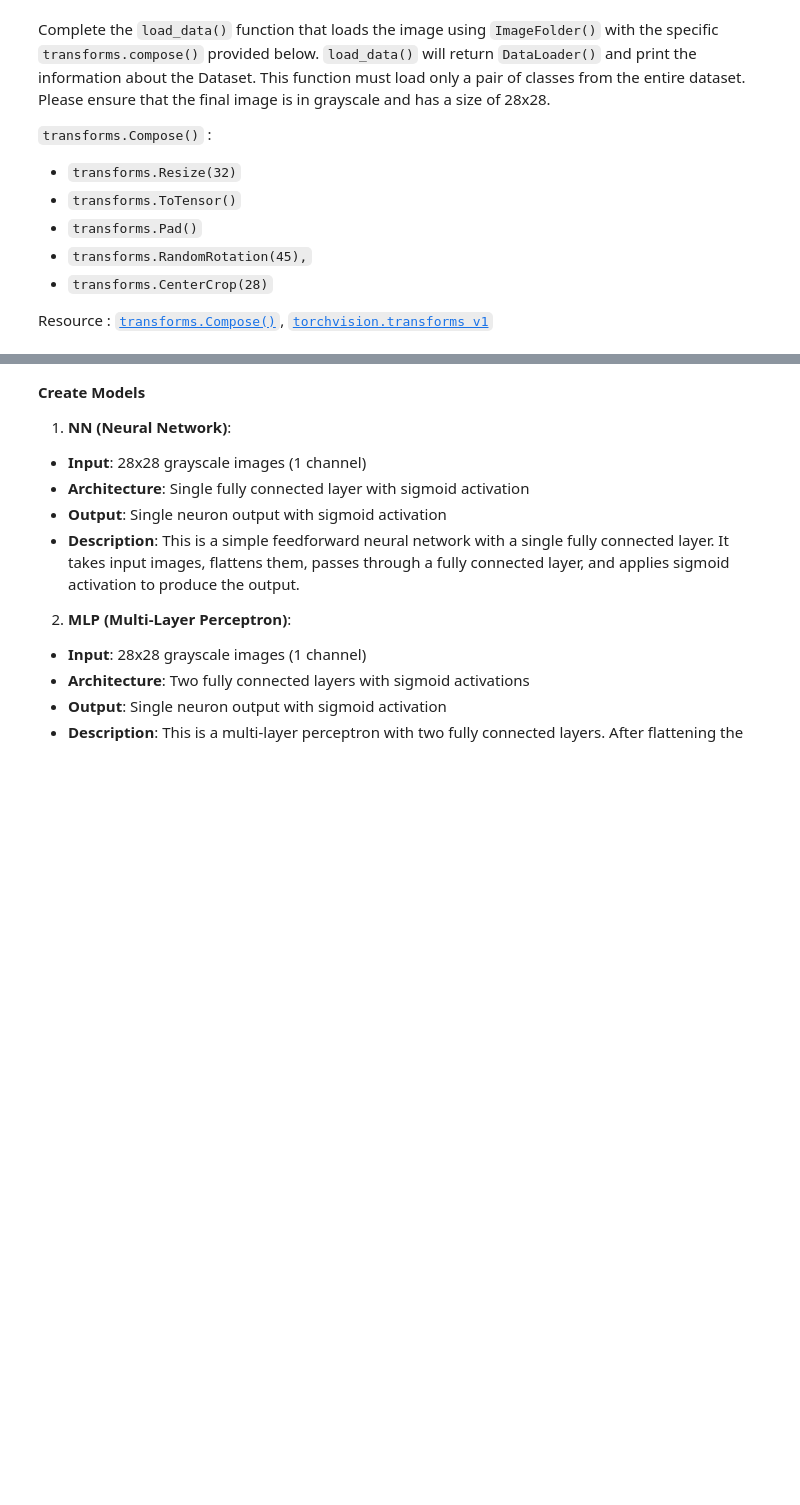
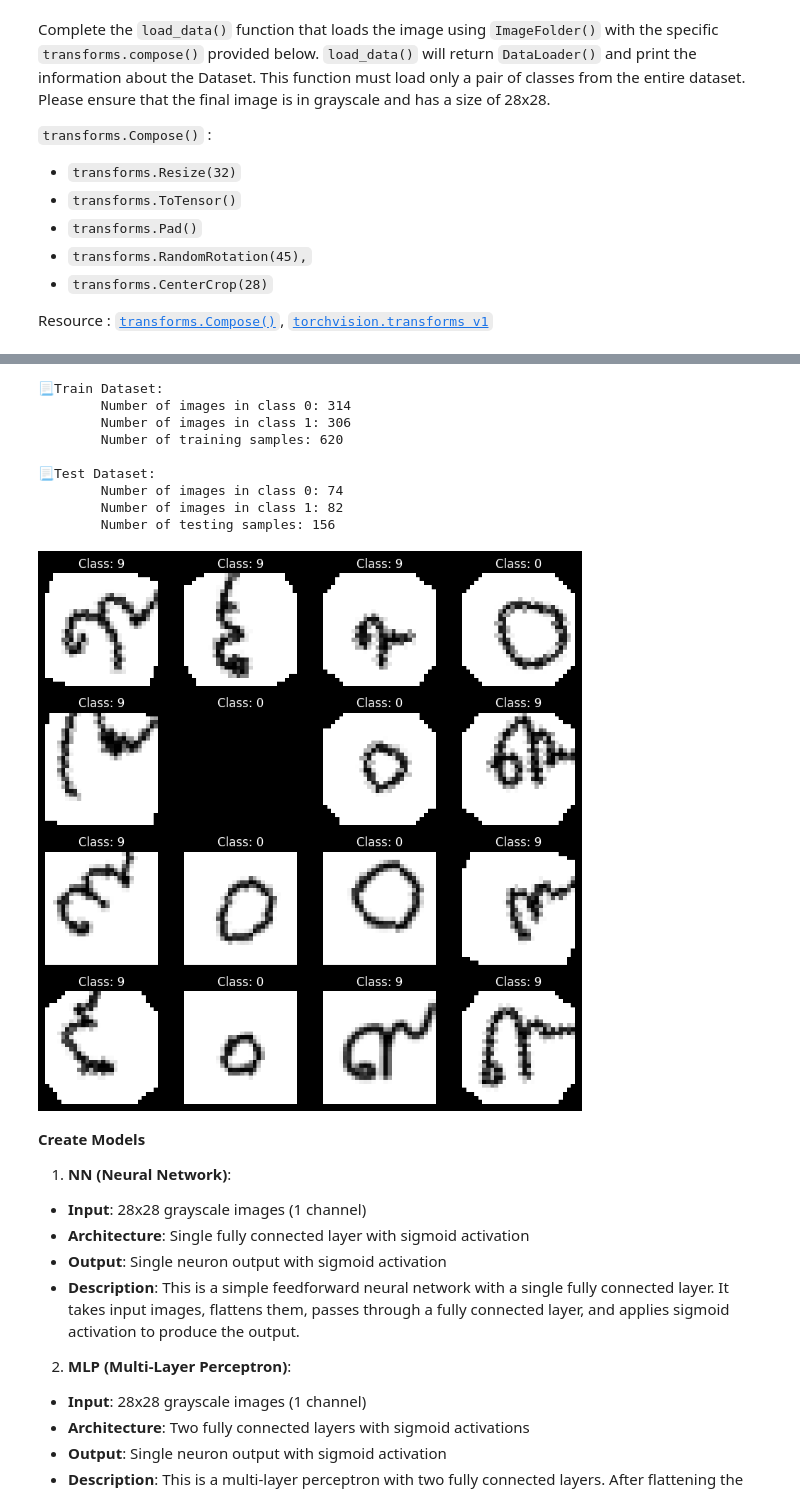
Before and after one commit to Proxiermax/Image-Processing-Course-2025, a Jupyter notebook: Lab4_NN-and-CNN/Lab4_2_NN-and-CNN.ipynb, the cells around one changed output, grey strips where cells are left out. Saved outputs shown, nothing was run; the diff lists cells and outputs as text; code cells hidden in the pictures; blank space fills up the shorter version.

```diff
--- a/Lab4_NN-and-CNN/Lab4_2_NN-and-CNN.ipynb
+++ b/Lab4_NN-and-CNN/Lab4_2_NN-and-CNN.ipynb
@@ -28,18 +30,3 @@ Please ensure that the final image is in grayscale and has a size of 28x28.
 - `transforms.CenterCrop(28)`
 
 Resource : [`transforms.Compose()`](https://pytorch.org/vision/main/generated/torchvision.transforms.Compose.html#compose), [`torchvision.transforms v1`](<https://pytorch.org/vision/stable/transforms.html#v1-api-reference:~:text=custom)%20tv_tensor%20type.-,V1%20API%20Reference,-Geometry>)
-# %%
-def load_data(path,class_names):
-    ### START CODE HERE ###
-    transform = transforms.Compose([
-        None
-    ])
-
-    train_loader = None
-    test_loader = None
-
-
-
-    ### END CODE HERE ###
-
-    return train_loader, test_loader
@@ -82,3 +150,52 @@ train_loader, test_loader = load_data(None,class_names)
+# %%
+### START CODE HERE ###
+class_names = ['0', '9']  # Thai numbers 0 and 9
+train_loader, test_loader = load_data("thai-handwriting-number.appspot.com", class_names)
+
+# Display images from first batch
+data_iter = iter(train_loader)
+images, labels = next(data_iter)
+
+rows = 4
+cols = 4
+
+fig, axes = plt.subplots(rows, cols, figsize=(cols*2, rows*2))
+axes = axes.ravel()
+
+# Use the correct class names for binary classification
+binary_class_names = ['0', '9']  # Corresponds to binary labels 0 and 1
+
+for i in range(rows*cols):
+    if i < len(images):
+        # Convert tensor to numpy and remove channel dimension
+        img = images[i].squeeze().numpy()
+
+        axes[i].imshow(img, cmap='gray')
+        # Map binary label back to original class name
+        label_idx = labels[i].item()
+        class_name = binary_class_names[label_idx]
+        axes[i].set_title(f'Class: {class_name}', color='white', fontsize=12)
+        axes[i].axis('off')
+    else:
+        axes[i].axis('off')
+
+# Set black background
+fig.patch.set_facecolor('black')
+plt.tight_layout()
+plt.show()
+
+### END CODE HERE ###
+# %% [output]
+📃Train Dataset:
+        Number of images in class 0: 314
+        Number of images in class 1: 306
+        Number of training samples: 620
+
+📃Test Dataset:
+        Number of images in class 0: 74
+        Number of images in class 1: 82
+        Number of testing samples: 156
+[figure, added]
 # %% [markdown]
 **Create Models**
 1. **NN (Neural Network)**:
```
Also changed, not shown: parts of 13 cells of this notebook, 1 other file.
